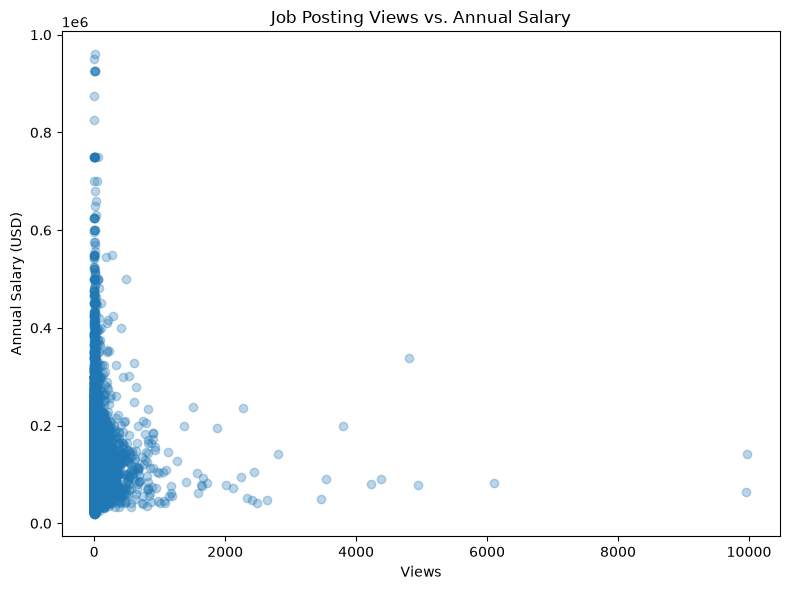
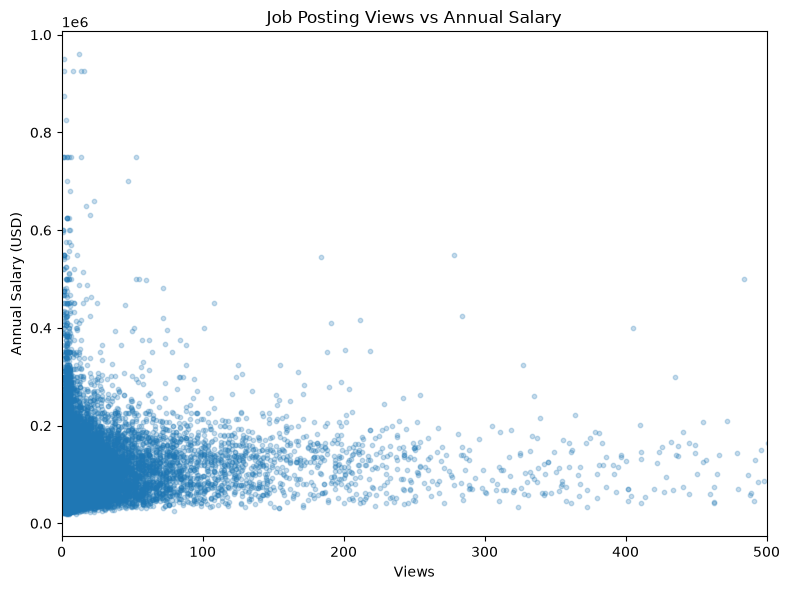
The change to this notebook cell's code, shown as a diff; its figure went from the first image to the second:
--- before
+++ after
@@ -4,11 +4,17 @@
     df["views"],
     df["normalized_salary"],
-    alpha=0.3
+    alpha=0.25,
+    s=10
 )
 
-plt.title("Job Posting Views vs. Annual Salary")
+plt.xlim(0,500)
+
+plt.title("Job Posting Views vs Annual Salary")
+
 plt.xlabel("Views")
+
 plt.ylabel("Annual Salary (USD)")
 
 plt.tight_layout()
+
 plt.show()

Commit: Edits to comments and interpretations in nb 02